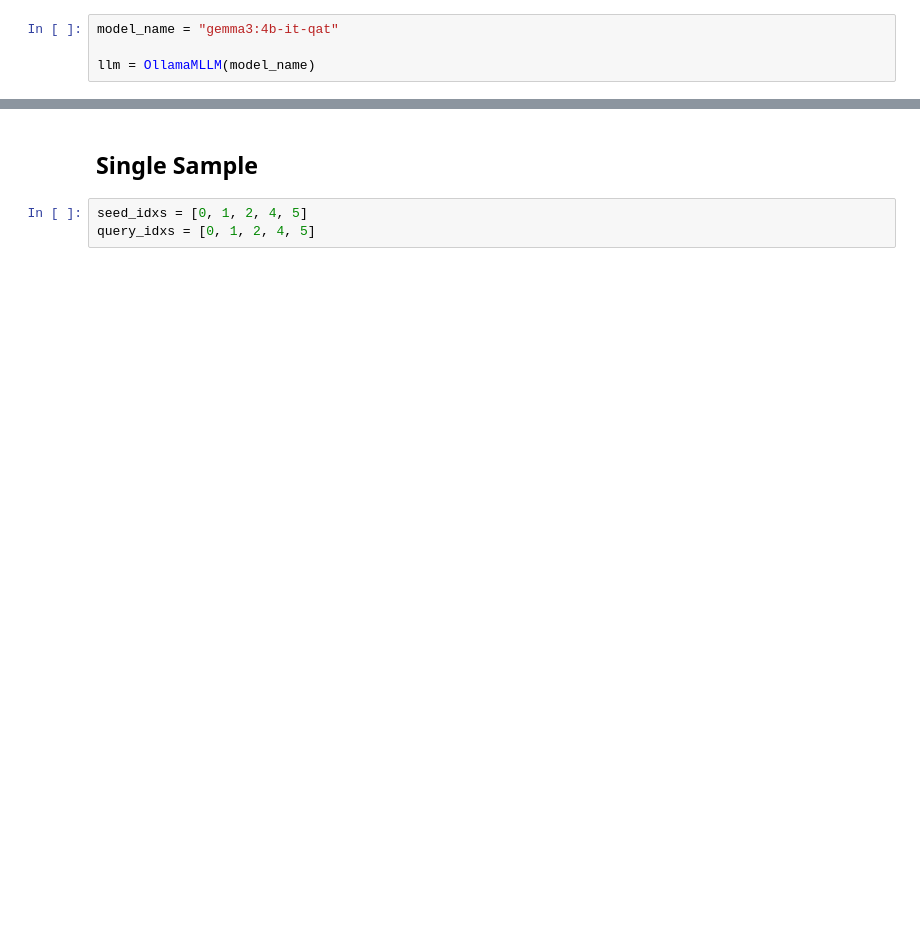
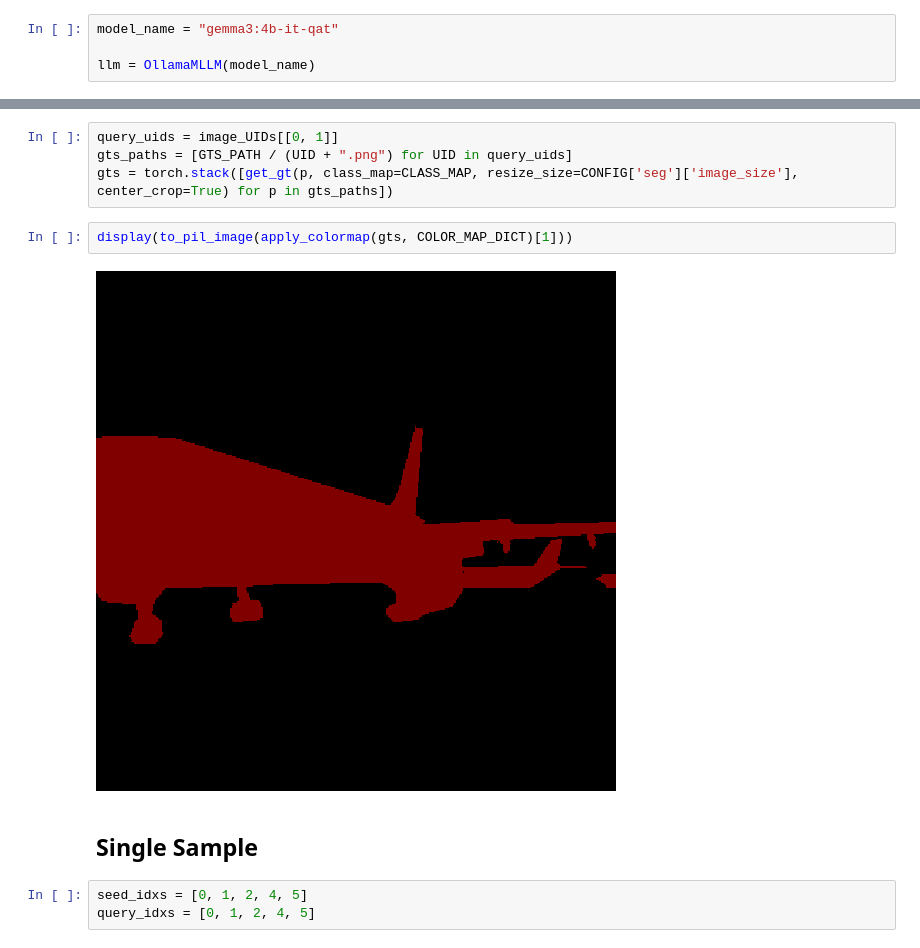
Before and after one commit to Luca-Olivieri/training-text-description-loss, a Jupyter notebook: notebooks/data_gen.ipynb, the cells around one changed output, grey strips where cells are left out. Saved outputs shown, nothing was run; the diff lists cells and outputs as text; blank space fills up the shorter version.

```diff
--- a/notebooks/data_gen.ipynb
+++ b/notebooks/data_gen.ipynb
@@ -48,3 +74,11 @@ data_gen_prompt_builder = DataGenPromptBuilder(
+# %%
+query_uids = image_UIDs[[0, 1]]
+gts_paths = [GTS_PATH / (UID + ".png") for UID in query_uids]
+gts = torch.stack([get_gt(p, class_map=CLASS_MAP, resize_size=CONFIG['seg']['image_size'], center_crop=True) for p in gts_paths])
+# %%
+display(to_pil_image(apply_colormap(gts, COLOR_MAP_DICT)[1]))
+# %% [output]
+[figure, added]
 # %% [markdown]
 ## Single Sample
 # %%
```
Also changed, not shown: parts of 10 cells of this notebook, 7 other files.
